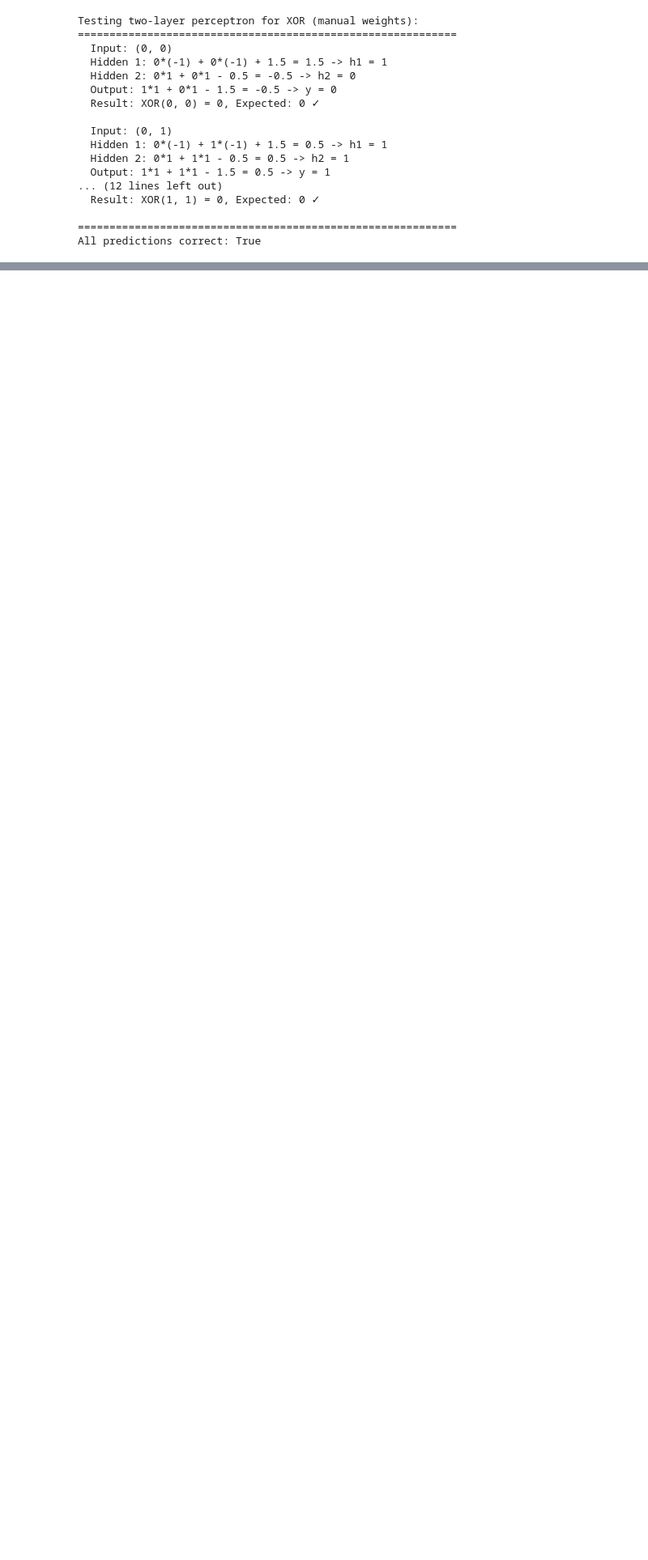
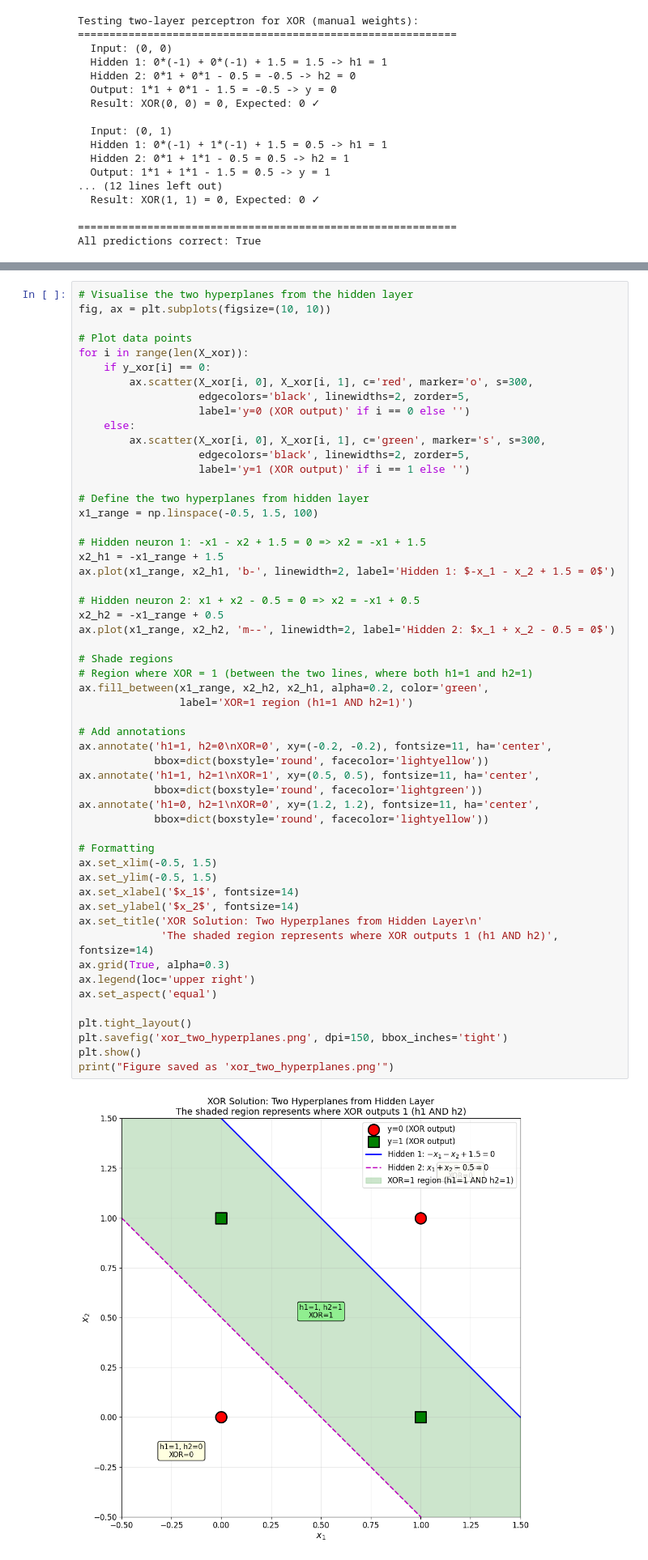
Before and after one commit to EricMurray-e-m-dev/ai-labs, a Jupyter notebook: notebooks/LabOne.ipynb, the cells around one changed output, grey strips where cells are left out. Shown at 81% size. Saved outputs shown, nothing was run; the diff lists cells and outputs as text; blank space fills up the shorter version.

Commit message:
Add XOR training loss and hyperplanes visualizations
- Added a new image for the training loss of the XOR model.
- Included a visualization of the two hyperplanes used in the XOR classification task.

```diff
--- a/notebooks/LabOne.ipynb
+++ b/notebooks/LabOne.ipynb
@@ -753,0 +762,56 @@ All predictions correct: True
+# %%
+# Visualise the two hyperplanes from the hidden layer
+fig, ax = plt.subplots(figsize=(10, 10))
+
+# Plot data points
+for i in range(len(X_xor)):
+    if y_xor[i] == 0:
+        ax.scatter(X_xor[i, 0], X_xor[i, 1], c='red', marker='o', s=300,
+                   edgecolors='black', linewidths=2, zorder=5,
+                   label='y=0 (XOR output)' if i == 0 else '')
+    else:
+        ax.scatter(X_xor[i, 0], X_xor[i, 1], c='green', marker='s', s=300,
+                   edgecolors='black', linewidths=2, zorder=5,
+                   label='y=1 (XOR output)' if i == 1 else '')
+
+# Define the two hyperplanes from hidden layer
+x1_range = np.linspace(-0.5, 1.5, 100)
+
+# Hidden neuron 1: -x1 - x2 + 1.5 = 0 => x2 = -x1 + 1.5
+x2_h1 = -x1_range + 1.5
+ax.plot(x1_range, x2_h1, 'b-', linewidth=2, label='Hidden 1: $-x_1 - x_2 + 1.5 = 0$')
+
+# Hidden neuron 2: x1 + x2 - 0.5 = 0 => x2 = -x1 + 0.5
+x2_h2 = -x1_range + 0.5
+ax.plot(x1_range, x2_h2, 'm--', linewidth=2, label='Hidden 2: $x_1 + x_2 - 0.5 = 0$')
+
+# Shade regions
+# Region where XOR = 1 (between the two lines, where both h1=1 and h2=1)
+ax.fill_between(x1_range, x2_h2, x2_h1, alpha=0.2, color='green',
+                label='XOR=1 region (h1=1 AND h2=1)')
+
+# Add annotations
+ax.annotate('h1=1, h2=0\nXOR=0', xy=(-0.2, -0.2), fontsize=11, ha='center',
+            bbox=dict(boxstyle='round', facecolor='lightyellow'))
+ax.annotate('h1=1, h2=1\nXOR=1', xy=(0.5, 0.5), fontsize=11, ha='center',
+            bbox=dict(boxstyle='round', facecolor='lightgreen'))
+ax.annotate('h1=0, h2=1\nXOR=0', xy=(1.2, 1.2), fontsize=11, ha='center',
+            bbox=dict(boxstyle='round', facecolor='lightyellow'))
+
+# Formatting
+ax.set_xlim(-0.5, 1.5)
+ax.set_ylim(-0.5, 1.5)
+ax.set_xlabel('$x_1$', fontsize=14)
+ax.set_ylabel('$x_2$', fontsize=14)
+ax.set_title('XOR Solution: Two Hyperplanes from Hidden Layer\n'
+             'The shaded region represents where XOR outputs 1 (h1 AND h2)', fontsize=14)
+ax.grid(True, alpha=0.3)
+ax.legend(loc='upper right')
+ax.set_aspect('equal')
+
+plt.tight_layout()
+plt.savefig('xor_two_hyperplanes.png', dpi=150, bbox_inches='tight')
+plt.show()
+print("Figure saved as 'xor_two_hyperplanes.png'")
+# %% [output]
+[figure, added]
```
Also changed, not shown: parts of 5 cells of this notebook, 2 other files.
